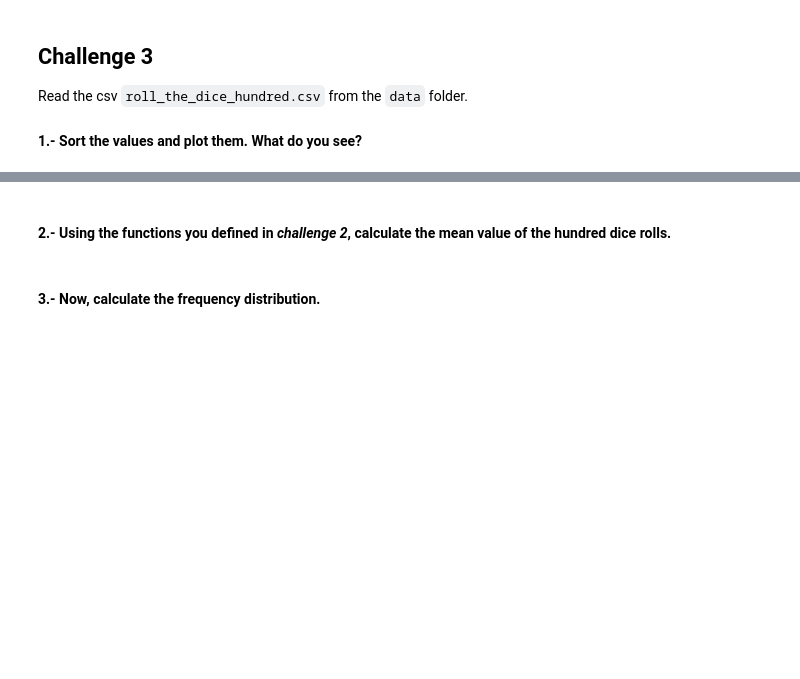
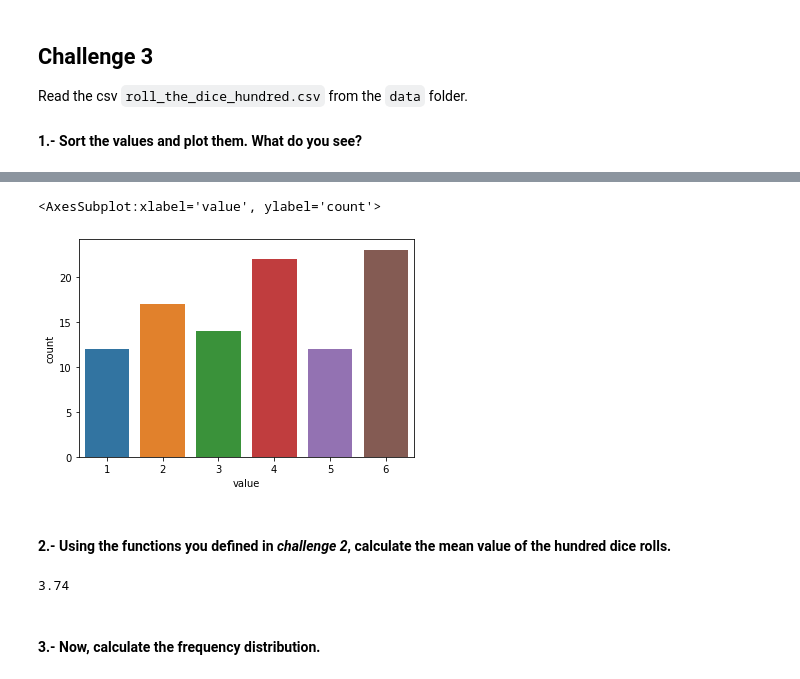
Before and after one commit to jdediegoAb/dataptmad0522_labs, a Jupyter notebook: module-2/understanding-descriptive-stats/your-code/main.ipynb, the cells around one changed output, grey strips where cells are left out. Saved outputs shown, nothing was run; the diff lists cells and outputs as text; code cells hidden in the pictures; blank space fills up the shorter version.

```diff
--- a/module-2/understanding-descriptive-stats/your-code/main.ipynb
+++ b/module-2/understanding-descriptive-stats/your-code/main.ipynb
@@ -118,5 +141,5 @@ Read the csv `roll_the_dice_hundred.csv` from the `data` folder.
 #### 1.- Sort the values and plot them. What do you see?
 # %%
 # your code here
-rolls = pd.read_csv('../data/roll_the_dice_hundred.csv')
-rolls
+roll_100 = pd.read_csv('../data/roll_the_dice_hundred.csv')
+roll_100
@@ -123,15 +160,20 @@ rolls
 # %%
 """
 your comments here
+if yor roll more times a dice, the results tend to be the same or more similar
 """
-sns.countplot(x='value' , data=rolls)
+sns.countplot(x='value' , data=roll_100)
+# %% [output]
+<AxesSubplot:xlabel='value', ylabel='count'>
+[figure, added]
 # %% [markdown]
 #### 2.- Using the functions you defined in *challenge 2*, calculate the mean value of the hundred dice rolls.
 # %%
 # your code here
-rolls_mean = mean(rolls['value'])
-rolls_mean
-rolls['value'].mean()
+MEAN2 = mean(roll_100['value'])
+MEAN2
+# %% [output]
+3.74
 # %% [markdown]
 #### 3.- Now, calculate the frequency distribution.
 # %%
```
Also changed, not shown: parts of 18 cells of this notebook.
